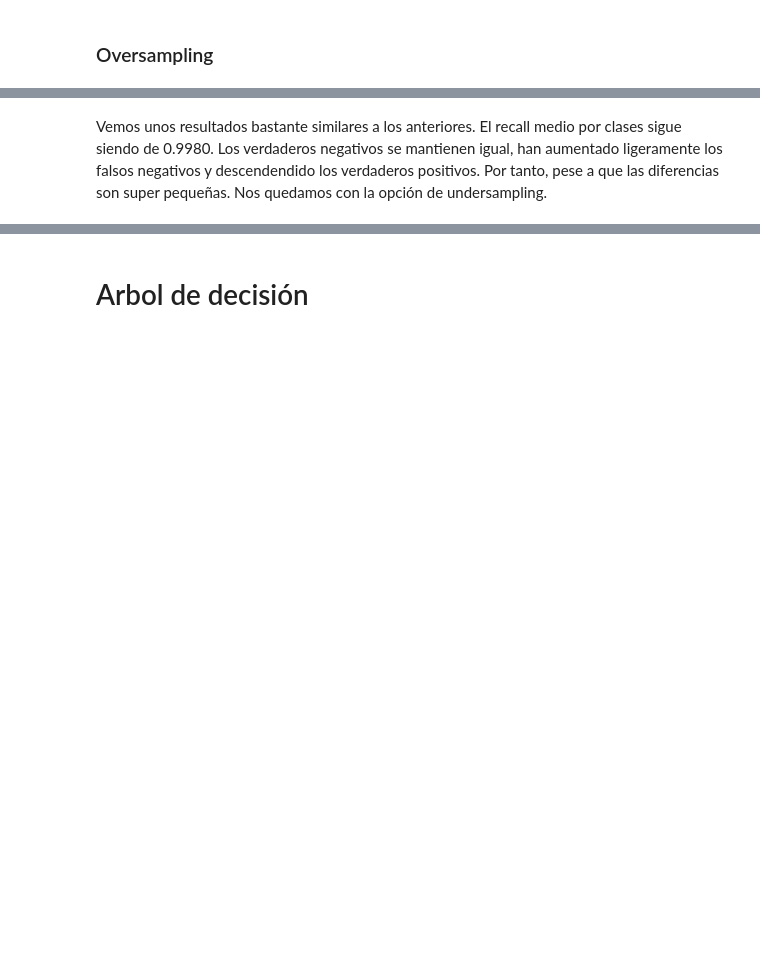
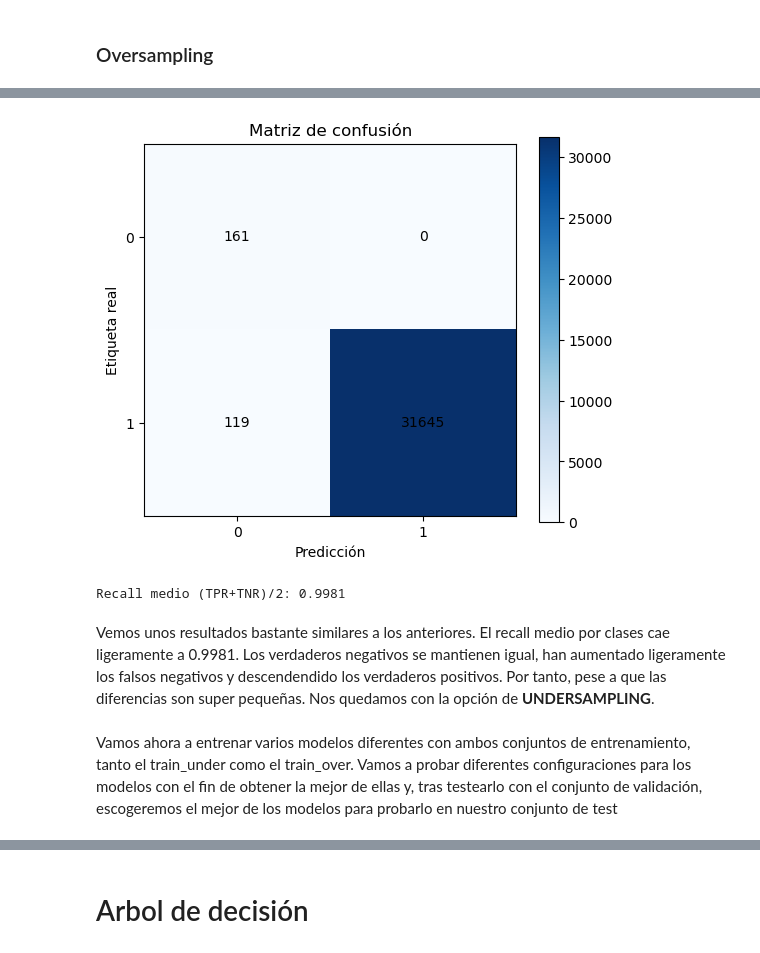
Before and after one commit to Svergara2525/URL_phising_detector, a Jupyter notebook: phising_url.ipynb, the cells around one changed output, grey strips where cells are left out. Cells and saved outputs as stored; diff of their text form; code cells hidden in the pictures; blank space fills up the shorter version.

```diff
--- a/phising_url.ipynb
+++ b/phising_url.ipynb
@@ -428,4 +611,11 @@ prediction = pipeline_model.transform(val)
 # %%
 matrizConfusion(prediction)
+recall_medio = recall_medio_clases(prediction)
+print(f"Recall medio (TPR+TNR)/2: {recall_medio:.4f}")
+# %% [output]
+[figure, added]
+Recall medio (TPR+TNR)/2: 0.9981
 # %% [markdown]
-Vemos unos resultados bastante similares a los anteriores. El recall medio por clases sigue siendo de 0.9980. Los verdaderos negativos se mantienen igual, han aumentado ligeramente los falsos negativos y descendendido los verdaderos positivos. Por tanto, pese a que las diferencias son super pequeñas. Nos quedamos con la opción de undersampling.
+Vemos unos resultados bastante similares a los anteriores. El recall medio por clases cae ligeramente a 0.9981. Los verdaderos negativos se mantienen igual, han aumentado ligeramente los falsos negativos y descendendido los verdaderos positivos. Por tanto, pese a que las diferencias son super pequeñas. Nos quedamos con la opción de **UNDERSAMPLING**.
+# %% [markdown]
+Vamos ahora a entrenar varios modelos diferentes con ambos conjuntos de entrenamiento, tanto el train_under como el train_over. Vamos a probar diferentes configuraciones para los modelos con el fin de obtener la mejor de ellas y, tras testearlo con el conjunto de validación, escogeremos el mejor de los modelos para probarlo en nuestro conjunto de test
```
Also changed, not shown: parts of 40 cells of this notebook, 1 other file.
